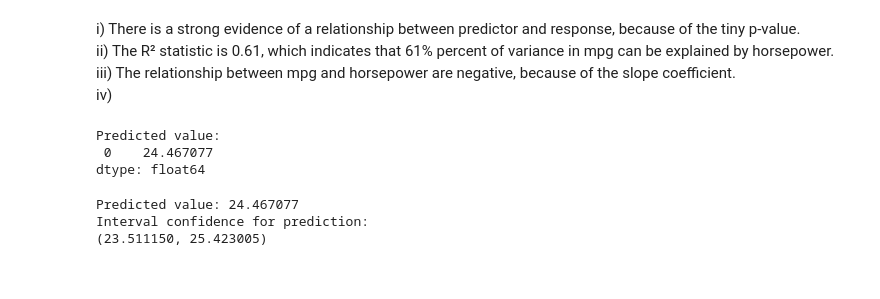
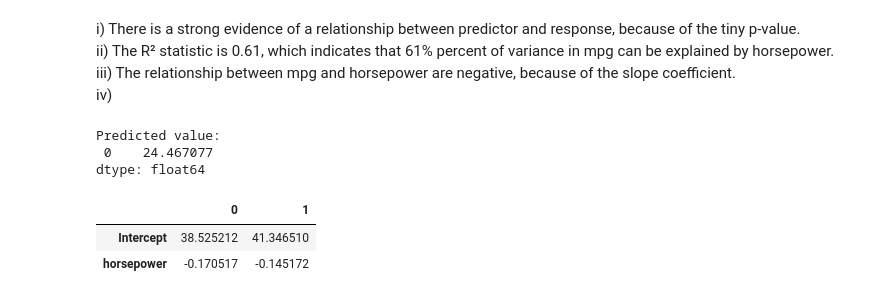
Before and after one commit to DeodatoBastos/ISLR_Labs, a Jupyter notebook: Ch3/Ex8.ipynb, the cells around one changed output. Drawn from its saved outputs; the diff is of its cells as text; code cells hidden in the pictures.

```diff
--- a/Ch3/Ex8.ipynb
+++ b/Ch3/Ex8.ipynb
@@ -16,8 +14,8 @@ data.dropna(inplace=True)
 data["horsepower"] = pd.to_numeric(data["horsepower"])
 data["origin"] = data["origin"].apply(str)
 # %%
-results = smf.ols('mpg ~ horsepower', data=data).fit()
-print(results.summary())
+result = smf.ols('mpg ~ horsepower', data=data).fit()
+print(result.summary())
 # %% [output]
                             OLS Regression Results
 ==============================================================================
@@ -44,24 +42,17 @@ ii)  The R² statistic is 0.61, which indicates that 61% percent of variance in
 iii) The relationship between mpg and horsepower are negative, because of the slope coefficient. \
 iv)
 # %%
-y_pred = results.predict(exog=dict(horsepower=98))
+y_pred = result.predict(exog=dict(horsepower=98))
 
 print("Predicted value:\n", y_pred)
+result.conf_int()
 # %% [output]
 Predicted value:
  0    24.467077
 dtype: float64
+|  | 0 | 1 |
+| Intercept | 38.525212 | 41.346510 |
+| horsepower | -0.170517 | -0.145172 |
-# %%
-y_pred = result.intercept + result.slope * 98
-y_stderr = np.sqrt(result.intercept_stderr ** 2 + (98 * result.stderr) ** 2)
-
-print(f"Predicted value: {y_pred:.6f}")
-print(f"Interval confidence for prediction:")
-print(f"({y_pred - y_stderr:.6f}, {y_pred + y_stderr:.6f})")
-# %% [output]
-Predicted value: 24.467077
-Interval confidence for prediction:
-(23.511150, 25.423005)
 # %%
 fig = px.scatter(data, x="horsepower", y="mpg", trendline="ols",
                  title="Scatter plot of mpg vs. horsepower")
```
Also changed, not shown: parts of 2 cells of this notebook, 4 other files.
